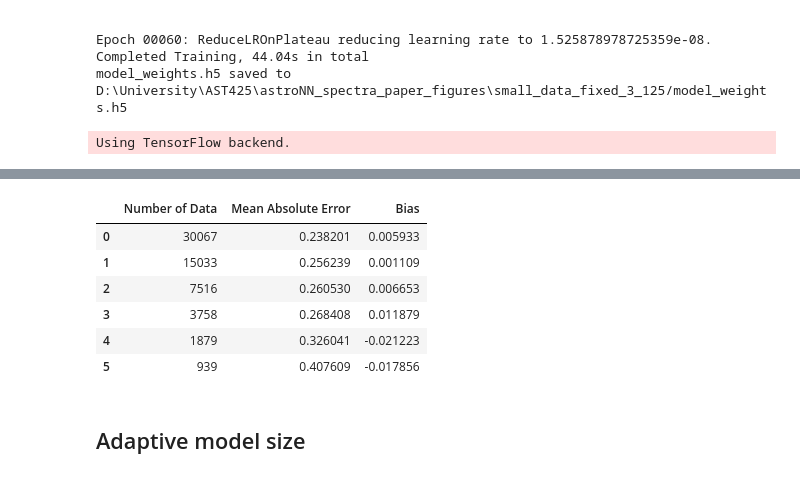
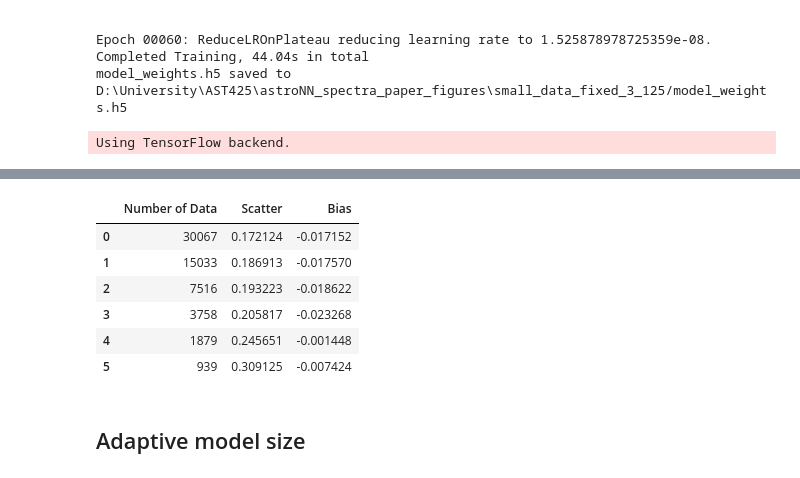
Before and after one commit to henrysky/astroNN_spectra_paper_figures, a Jupyter notebook: Small_Data.ipynb, the cells around one changed output, grey strips where cells are left out. Saved outputs shown, nothing was run; the diff lists cells and outputs as text; code cells hidden in the pictures.

```diff
--- a/Small_Data.ipynb
+++ b/Small_Data.ipynb
@@ -199,9 +199,12 @@ Epoch 00060: ReduceLROnPlateau reducing learning rate to 1.525878978725359e-08.
 Completed Training, 44.04s in total
 model_weights.h5 saved to D:\University\AST425\astroNN_spectra_paper_figures\small_data_fixed_3_125/model_weights.h5
 # %%
+import numpy as np
+import pandas as pd
+from astropy.stats import mad_std
+
 from astroNN.models import load_folder
 from astroNN.datasets import H5Loader
-import pandas as pd
 
 loader = H5Loader('_highsnr_test')  # continuum normalized dataset
 loader.load_err = False
@@ -213,36 +216,43 @@ mae = []
 me = []
 
 net_100 = load_folder("astroNN_0617_run001")  # this is the main model we used
-net_100_eval = net_100.evaluate(x, y)
-mae.append(net_100_eval['output_mean_absolute_error'])
-me.append(net_100_eval['output_mean_error'])
+net_100_pred, err = net_100.test(x)
+residue = ((net_100_pred - y) / net_100.labels_std)
+mae.append(mad_std(residue))
+me.append(np.median(residue))
 
 net_50 = load_folder("small_data_fixed_50")
-net_50_eval = net_50.evaluate(x, y)
-mae.append(net_50_eval['output_mean_absolute_error'])
-me.append(net_50_eval['output_mean_error'])
+net_50_pred, err = net_50.test(x)
+residue = ((net_50_pred - y) / net_50.labels_std)
+mae.append(mad_std(residue))
+me.append(np.median(residue))
 
 net_25 = load_folder("small_data_fixed_25")
-net_25_eval = net_25.evaluate(x, y)
-mae.append(net_25_eval['output_mean_absolute_error'])
-me.append(net_25_eval['output_mean_error'])
+net_25_pred, err = net_25.test(x)
+residue = ((net_25_pred - y) / net_25.labels_std)
+mae.append(mad_std(residue))
+me.append(np.median(residue))
 
 net_12_5 = load_folder("small_data_fixed_12_5")
-net_12_5_eval = net_12_5.evaluate(x, y)
-mae.append(net_12_5_eval['output_mean_absolute_error'])
-me.append(net_12_5_eval['output_mean_error'])
+net_12_5_pred, err = net_12_5.test(x)
+residue = ((net_12_5_pred - y) / net_12_5.labels_std)
+mae.append(mad_std(residue))
+me.append(np.median(residue))
 
 net_6_25 = load_folder("small_data_fixed_6_25")
-net_6_25_eval = net_6_25.evaluate(x, y)
-mae.append(net_6_25_eval['output_mean_absolute_error'])
-me.append(net_6_25_eval['output_mean_error'])
+net_6_25_pred, err = net_6_25.test(x)
+residue = ((net_6_25_pred - y) / net_6_25.labels_std)
+mae.append(mad_std(residue))
+me.append(np.median(residue))
 
 net_3_125 = load_folder("small_data_fixed_3_125")
-net_3_125_eval = net_3_125.evaluate(x, y)
-mae.append(net_3_125_eval['output_mean_absolute_error'])
-me.append(net_3_125_eval['output_mean_error'])
+net_3_125_pred, err = net_3_125.test(x)
+residue = ((net_3_125_pred - y) / net_3_125.labels_std)
+mae.append(mad_std(residue))
+me.append(np.median(residue))
 
-d = {'Number of Data': [30067, 15033, 7516, 3758, 1879, 939], 'Mean Absolute Error': mae, 'Bias': me}
+
+d = {'Number of Data': [30067, 15033, 7516, 3758, 1879, 939], 'Scatter': mae, 'Bias': me}
 df = pd.DataFrame(data=d)
 df
 # %% [output]
@@ -267,10 +277,10 @@ Completed Evaluation, 6.83s elapsed
-|  | Number of Data | Mean Absolute Error | Bias |
-| 0 | 30067 | 0.238201 | 0.005933 |
-| 1 | 15033 | 0.256239 | 0.001109 |
-| 2 | 7516 | 0.260530 | 0.006653 |
-| 3 | 3758 | 0.268408 | 0.011879 |
-| 4 | 1879 | 0.326041 | -0.021223 |
-| 5 | 939 | 0.407609 | -0.017856 |
+|  | Number of Data | Scatter | Bias |
+| 0 | 30067 | 0.172124 | -0.017152 |
+| 1 | 15033 | 0.186913 | -0.017570 |
+| 2 | 7516 | 0.193223 | -0.018622 |
+| 3 | 3758 | 0.205817 | -0.023268 |
+| 4 | 1879 | 0.245651 | -0.001448 |
+| 5 | 939 | 0.309125 | -0.007424 |
 # %% [markdown]
 ## Adaptive model size
 # %%
```
Also changed, not shown: parts of 1 cell of this notebook.
